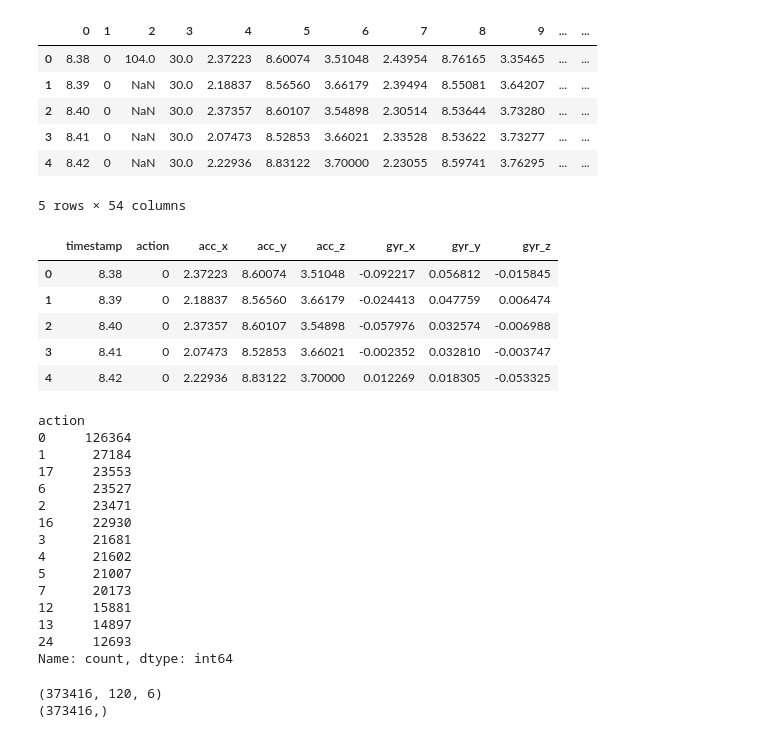
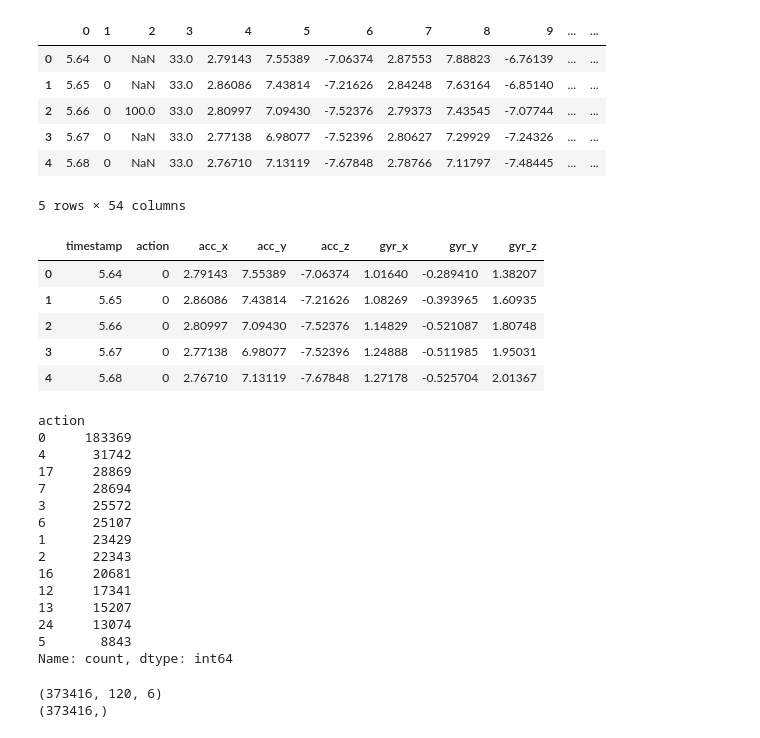
Before and after one commit to Justme017/NiT-Sparkathon, a Jupyter notebook: fidget_recognition/training.ipynb, the cells around one changed output. Drawn from its saved outputs; the diff is of its cells as text; code cells hidden in the pictures.

```diff
--- a/fidget_recognition/training.ipynb
+++ b/fidget_recognition/training.ipynb
@@ -27,16 +22,16 @@ subjects_list = [
     "subject109.dat",
 ]
 # %%
-filepath = os.path.join(DATA_DIR, subjects_list[0])
+filepath = os.path.join(DATA_DIR, subjects_list[1])
 df = pd.read_csv(filepath, sep=r"\s+", header=None)
 df.head()
 # %% [output]
 |  | 0 | 1 | 2 | 3 | 4 | 5 | 6 | 7 | 8 | 9 | ... | ... |
-| 0 | 8.38 | 0 | 104.0 | 30.0 | 2.37223 | 8.60074 | 3.51048 | 2.43954 | 8.76165 | 3.35465 | ... | ... |
-| 1 | 8.39 | 0 | NaN | 30.0 | 2.18837 | 8.56560 | 3.66179 | 2.39494 | 8.55081 | 3.64207 | ... | ... |
-| 2 | 8.40 | 0 | NaN | 30.0 | 2.37357 | 8.60107 | 3.54898 | 2.30514 | 8.53644 | 3.73280 | ... | ... |
-| 3 | 8.41 | 0 | NaN | 30.0 | 2.07473 | 8.52853 | 3.66021 | 2.33528 | 8.53622 | 3.73277 | ... | ... |
-| 4 | 8.42 | 0 | NaN | 30.0 | 2.22936 | 8.83122 | 3.70000 | 2.23055 | 8.59741 | 3.76295 | ... | ... |
+| 0 | 5.64 | 0 | NaN | 33.0 | 2.79143 | 7.55389 | -7.06374 | 2.87553 | 7.88823 | -6.76139 | ... | ... |
+| 1 | 5.65 | 0 | NaN | 33.0 | 2.86086 | 7.43814 | -7.21626 | 2.84248 | 7.63164 | -6.85140 | ... | ... |
+| 2 | 5.66 | 0 | 100.0 | 33.0 | 2.80997 | 7.09430 | -7.52376 | 2.79373 | 7.43545 | -7.07744 | ... | ... |
+| 3 | 5.67 | 0 | NaN | 33.0 | 2.77138 | 6.98077 | -7.52396 | 2.80627 | 7.29929 | -7.24326 | ... | ... |
+| 4 | 5.68 | 0 | NaN | 33.0 | 2.76710 | 7.13119 | -7.67848 | 2.78766 | 7.11797 | -7.48445 | ... | ... |
 5 rows × 54 columns
 # %%
 df = df[[0, 1, 4, 5, 6, 10, 11, 12]]
@@ -55,28 +50,28 @@ df = df.dropna(axis=0)
 df.head()
 # %% [output]
 |  | timestamp | action | acc_x | acc_y | acc_z | gyr_x | gyr_y | gyr_z |
-| 0 | 8.38 | 0 | 2.37223 | 8.60074 | 3.51048 | -0.092217 | 0.056812 | -0.015845 |
-| 1 | 8.39 | 0 | 2.18837 | 8.56560 | 3.66179 | -0.024413 | 0.047759 | 0.006474 |
-| 2 | 8.40 | 0 | 2.37357 | 8.60107 | 3.54898 | -0.057976 | 0.032574 | -0.006988 |
-| 3 | 8.41 | 0 | 2.07473 | 8.52853 | 3.66021 | -0.002352 | 0.032810 | -0.003747 |
-| 4 | 8.42 | 0 | 2.22936 | 8.83122 | 3.70000 | 0.012269 | 0.018305 | -0.053325 |
+| 0 | 5.64 | 0 | 2.79143 | 7.55389 | -7.06374 | 1.01640 | -0.289410 | 1.38207 |
+| 1 | 5.65 | 0 | 2.86086 | 7.43814 | -7.21626 | 1.08269 | -0.393965 | 1.60935 |
+| 2 | 5.66 | 0 | 2.80997 | 7.09430 | -7.52376 | 1.14829 | -0.521087 | 1.80748 |
+| 3 | 5.67 | 0 | 2.77138 | 6.98077 | -7.52396 | 1.24888 | -0.511985 | 1.95031 |
+| 4 | 5.68 | 0 | 2.76710 | 7.13119 | -7.67848 | 1.27178 | -0.525704 | 2.01367 |
 # %%
 df["action"].value_counts()
 # %% [output]
 action
-0     126364
-1      27184
-17     23553
-6      23527
-2      23471
-16     22930
-3      21681
-4      21602
-5      21007
-7      20173
-12     15881
-13     14897
-24     12693
+0     183369
+4      31742
+17     28869
+7      28694
+3      25572
+6      25107
+1      23429
+2      22343
+16     20681
+12     17341
+13     15207
+24     13074
+5       8843
 Name: count, dtype: int64
 # %%
 groups = {action: df_group for action, df_group in df.groupby('action')}
```
Also changed, not shown: parts of 3 cells of this notebook, 1 other file.
